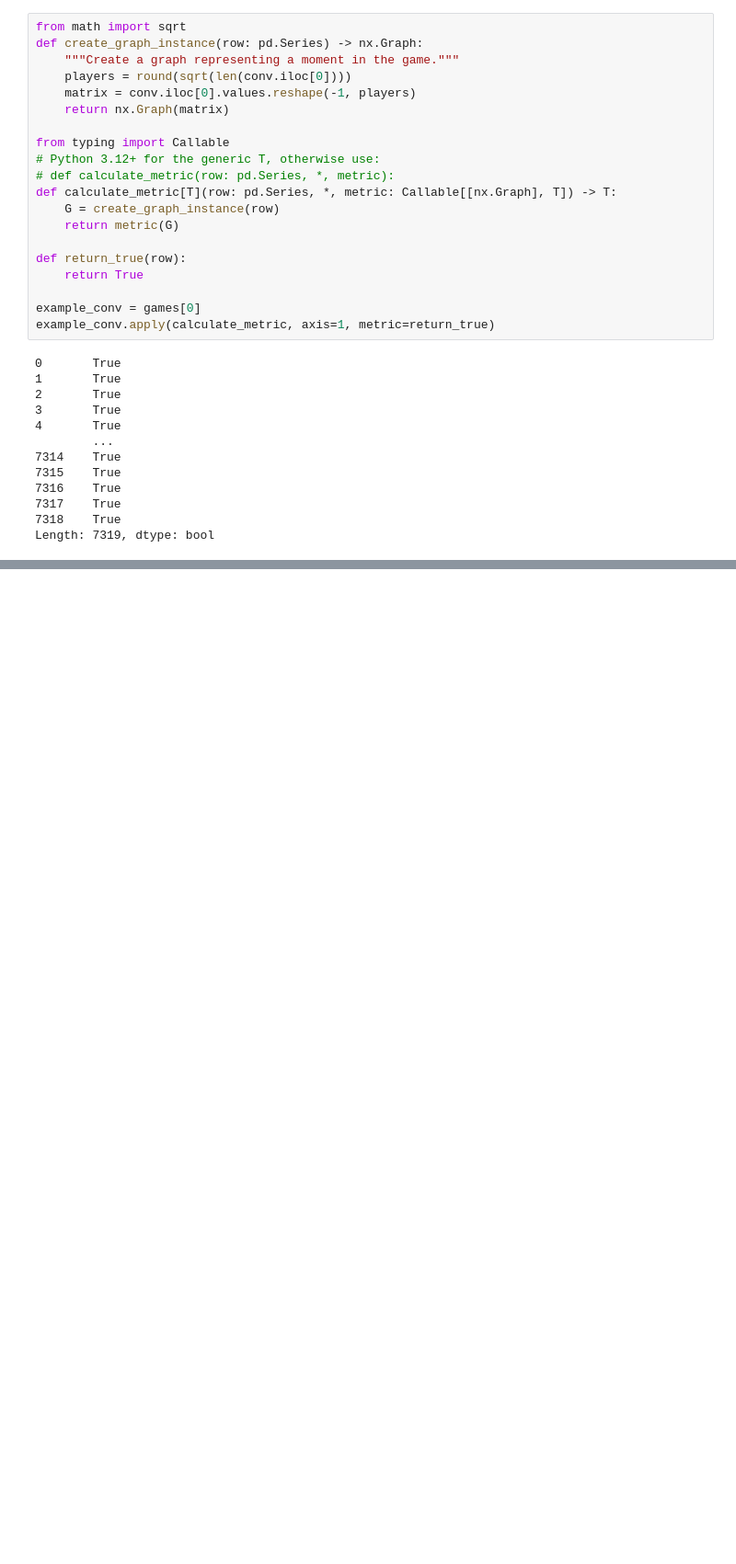
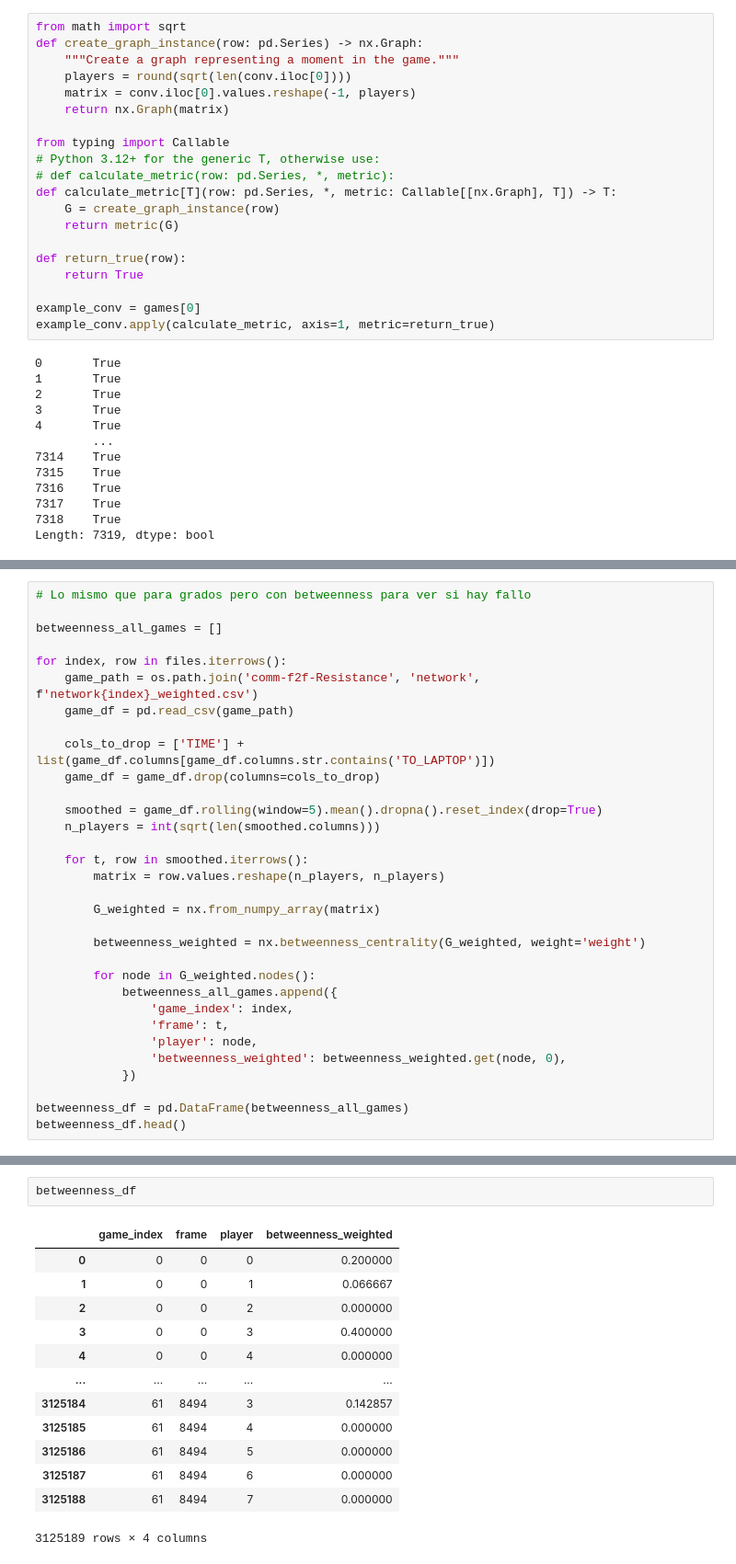
Before and after one commit to hakai-vulpes/resistance-graph-study, a Jupyter notebook: analysis.ipynb, the cells around one changed output, grey strips where cells are left out. Shown at 92% size. Saved outputs shown, nothing was run; the diff lists cells and outputs as text; blank space fills up the shorter version.

Commit message:
Some analysis about grades and betweenness

```diff
--- a/analysis.ipynb
+++ b/analysis.ipynb
@@ -130,0 +285,32 @@ Length: 7319, dtype: bool
+# %%
+# Lo mismo que para grados pero con betweenness para ver si hay fallo
+
+betweenness_all_games = []
+
+for index, row in files.iterrows():
+    game_path = os.path.join('comm-f2f-Resistance', 'network', f'network{index}_weighted.csv')
+    game_df = pd.read_csv(game_path)
+
+    cols_to_drop = ['TIME'] + list(game_df.columns[game_df.columns.str.contains('TO_LAPTOP')])
+    game_df = game_df.drop(columns=cols_to_drop)
+
+    smoothed = game_df.rolling(window=5).mean().dropna().reset_index(drop=True)
+    n_players = int(sqrt(len(smoothed.columns)))
+
+    for t, row in smoothed.iterrows():
+        matrix = row.values.reshape(n_players, n_players)
+
+        G_weighted = nx.from_numpy_array(matrix)
+
+        betweenness_weighted = nx.betweenness_centrality(G_weighted, weight='weight')
+
+        for node in G_weighted.nodes():
+            betweenness_all_games.append({
+                'game_index': index,
+                'frame': t,
+                'player': node,
+                'betweenness_weighted': betweenness_weighted.get(node, 0),
+            })
+
+betweenness_df = pd.DataFrame(betweenness_all_games)
+betweenness_df.head()
@@ -130,0 +324,16 @@ Length: 7319, dtype: bool
+# %%
+betweenness_df
+# %% [output]
+|  | game_index | frame | player | betweenness_weighted |
+| 0 | 0 | 0 | 0 | 0.200000 |
+| 1 | 0 | 0 | 1 | 0.066667 |
+| 2 | 0 | 0 | 2 | 0.000000 |
+| 3 | 0 | 0 | 3 | 0.400000 |
+| 4 | 0 | 0 | 4 | 0.000000 |
+| ... | ... | ... | ... | ... |
+| 3125184 | 61 | 8494 | 3 | 0.142857 |
+| 3125185 | 61 | 8494 | 4 | 0.000000 |
+| 3125186 | 61 | 8494 | 5 | 0.000000 |
+| 3125187 | 61 | 8494 | 6 | 0.000000 |
+| 3125188 | 61 | 8494 | 7 | 0.000000 |
+3125189 rows × 4 columns
```
Also changed, not shown: parts of 13 cells of this notebook.
